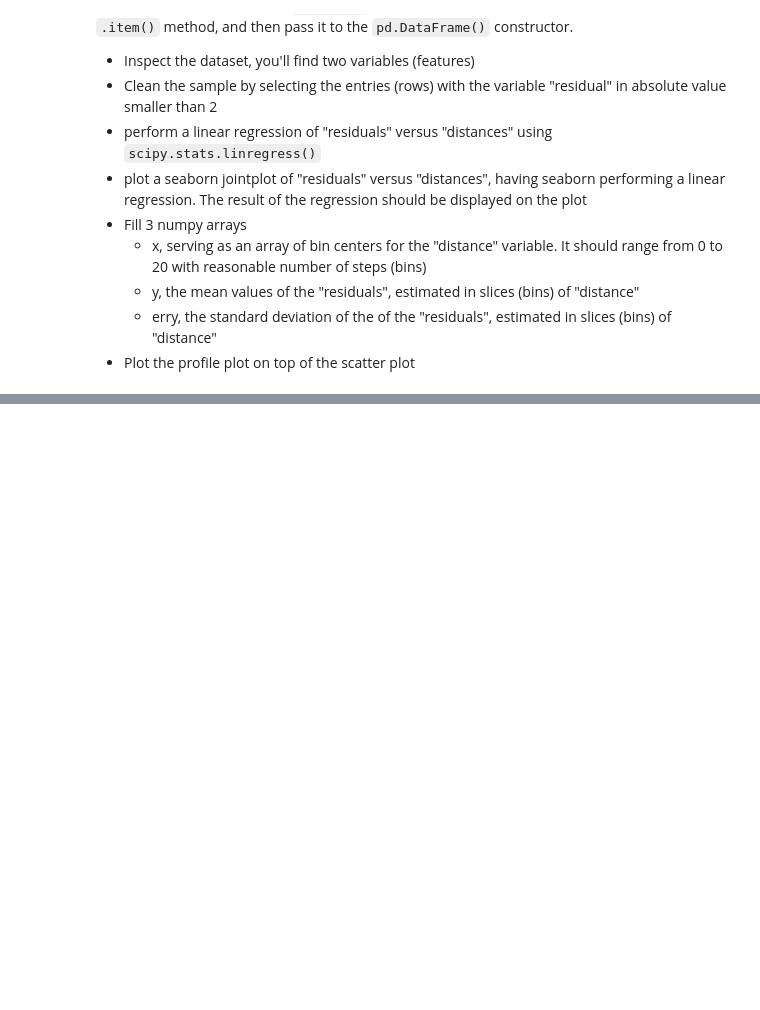
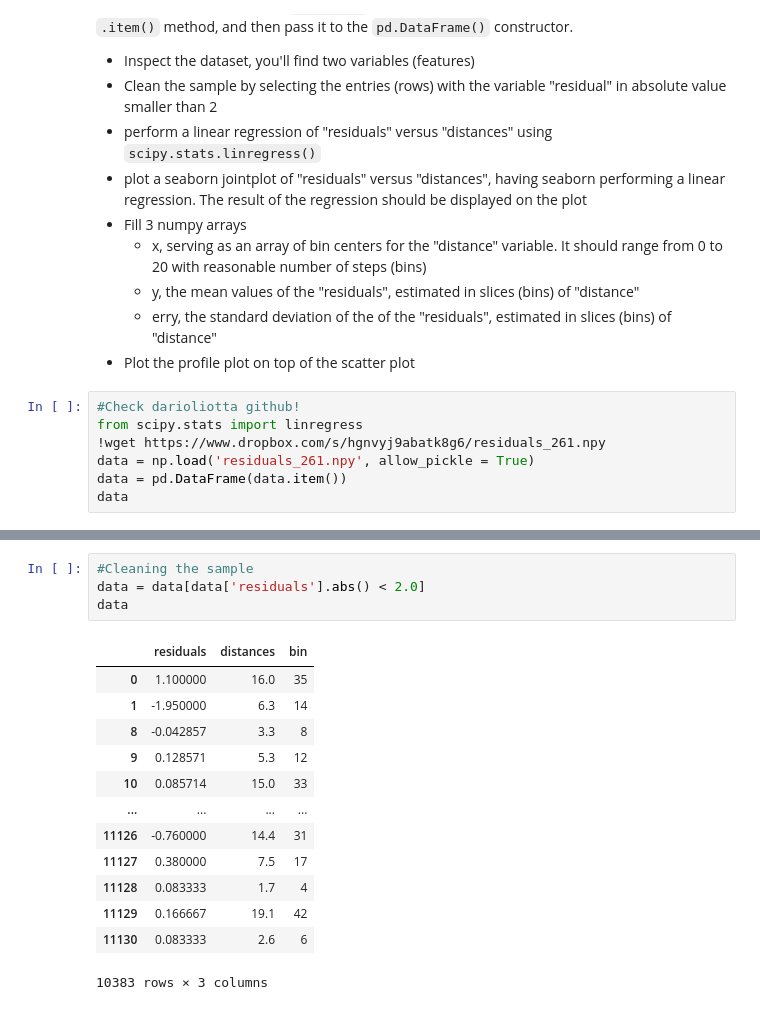
Before and after one commit to EmanueleCoradin/LaboratoryOfComputationalPhysics_Y6, a Jupyter notebook: 07ex_Visualization.ipynb, the cells around one changed output, grey strips where cells are left out. Saved outputs shown, nothing was run; the diff lists cells and outputs as text; blank space fills up the shorter version.

```diff
--- a/07ex_Visualization.ipynb
+++ b/07ex_Visualization.ipynb
@@ -140,3 +152,10 @@ Note that you should use the `np.load()` function to load the file as a numpy ar
   * y, the mean values of the "residuals", estimated in slices (bins) of "distance"
   * erry, the standard deviation of the  of the "residuals", estimated in slices (bins) of "distance"
 * Plot the profile plot on top of the scatter plot
+# %%
+#Check darioliotta github!
+from scipy.stats import linregress
+!wget https://www.dropbox.com/s/hgnvyj9abatk8g6/residuals_261.npy
+data = np.load('residuals_261.npy', allow_pickle = True)
+data = pd.DataFrame(data.item())
+data
@@ -142,0 +193,18 @@ Note that you should use the `np.load()` function to load the file as a numpy ar
+# %%
+#Cleaning the sample
+data = data[data['residuals'].abs() < 2.0]
+data
+# %% [output]
+|  | residuals | distances | bin |
+| 0 | 1.100000 | 16.0 | 35 |
+| 1 | -1.950000 | 6.3 | 14 |
+| 8 | -0.042857 | 3.3 | 8 |
+| 9 | 0.128571 | 5.3 | 12 |
+| 10 | 0.085714 | 15.0 | 33 |
+| ... | ... | ... | ... |
+| 11126 | -0.760000 | 14.4 | 31 |
+| 11127 | 0.380000 | 7.5 | 17 |
+| 11128 | 0.083333 | 1.7 | 4 |
+| 11129 | 0.166667 | 19.1 | 42 |
+| 11130 | 0.083333 | 2.6 | 6 |
+10383 rows × 3 columns
```
Also changed, not shown: parts of 8 cells of this notebook, 22 other files.
